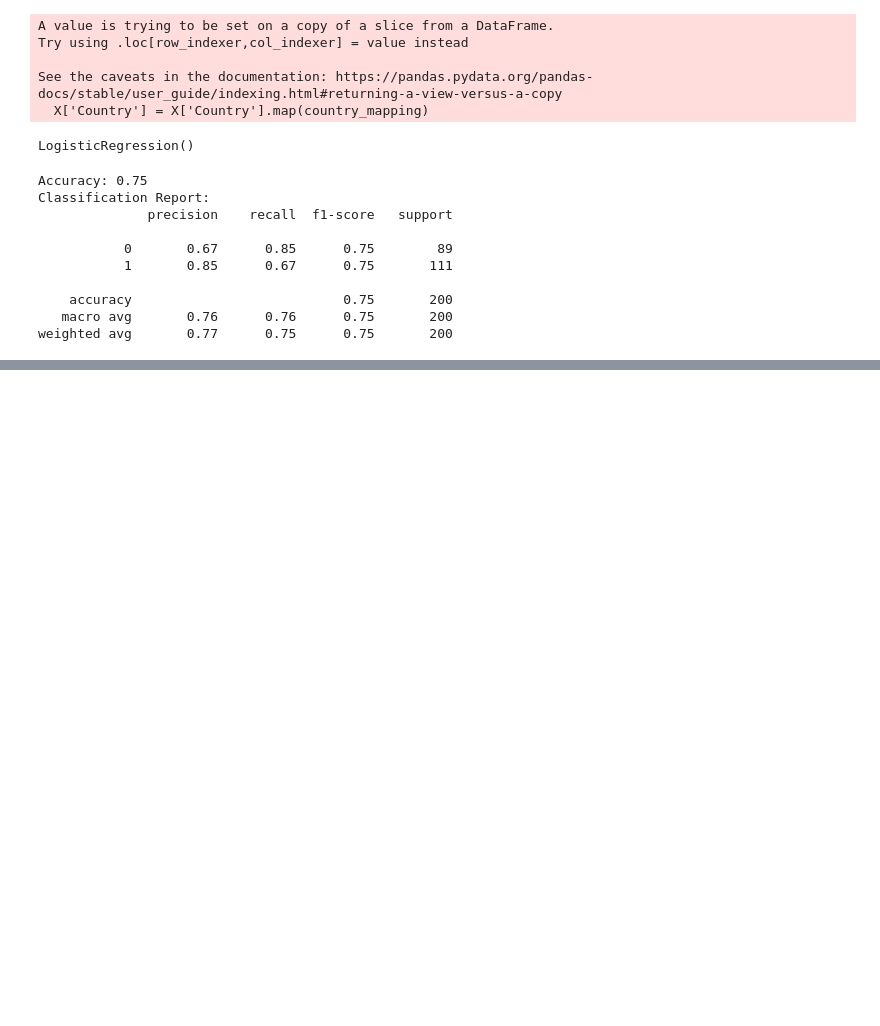
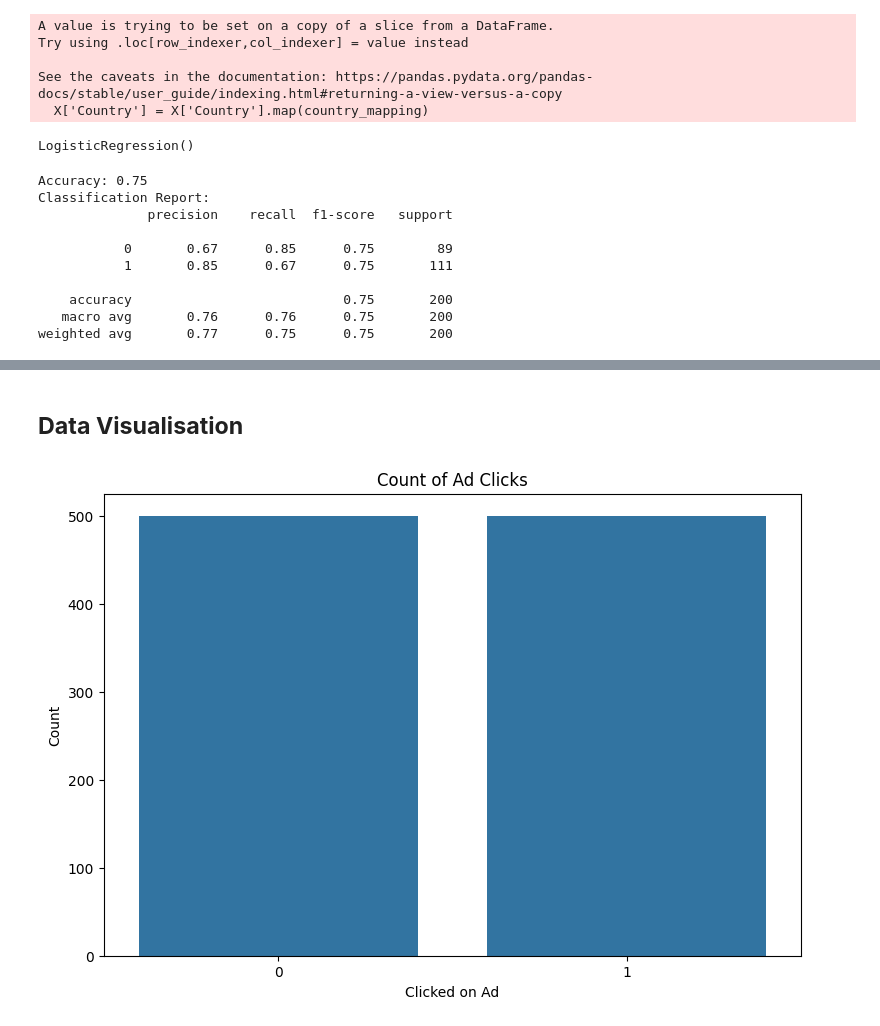
Before and after one commit to aaditwadhwa/AD-Prediction-Model, a Jupyter notebook: AIML2.ipynb, the cells around one changed output, grey strips where cells are left out. Drawn from its saved outputs; the diff is of its cells as text; code cells hidden in the pictures; blank space fills up the shorter version.

```diff
--- a/AIML2.ipynb
+++ b/AIML2.ipynb
@@ -194,0 +212,13 @@ Predicted probability of clicking on the ad: 27.66725637886506 %
+# %% [markdown]
+## **Data Visualisation**
+# %%
+# Bar graph (count plot) for categorical variable
+
+plt.figure(figsize=(9, 6))
+sns.countplot(x="Clicked on Ad", data=data)
+plt.title("Count of Ad Clicks")
+plt.xlabel("Clicked on Ad")
+plt.ylabel("Count")
+plt.show()
+# %% [output]
+[figure, added]
```
Also changed, not shown: parts of 9 cells of this notebook.
